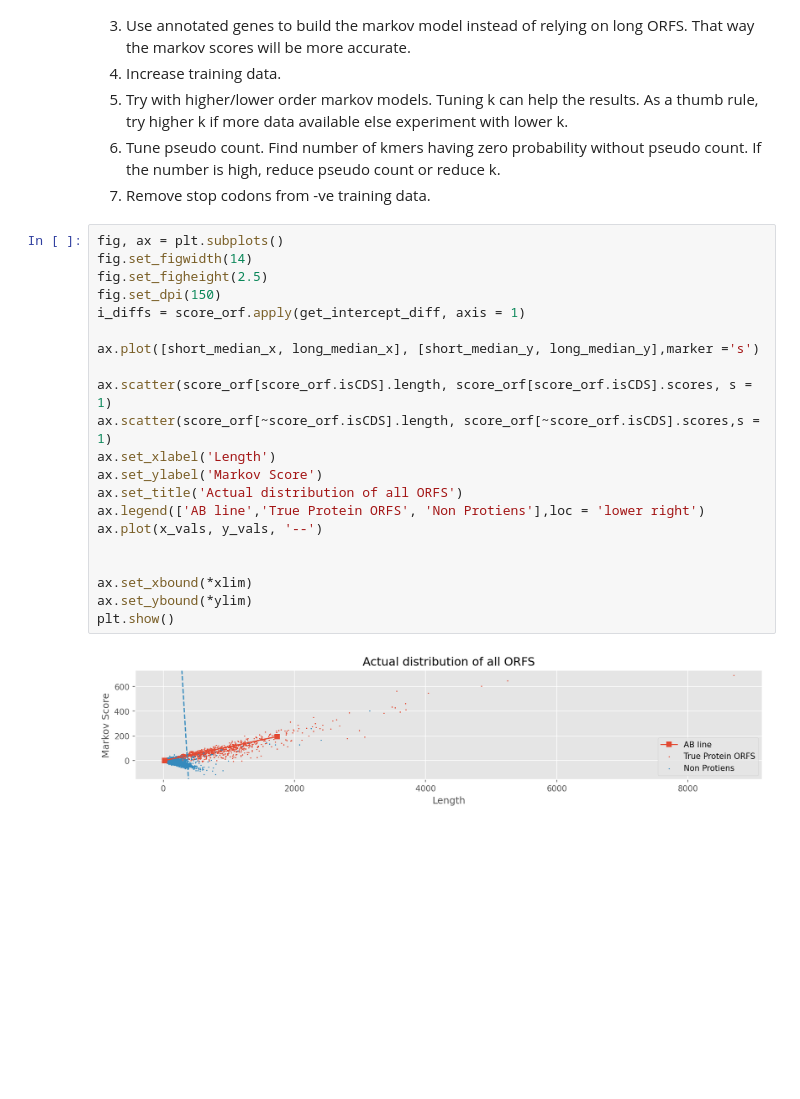
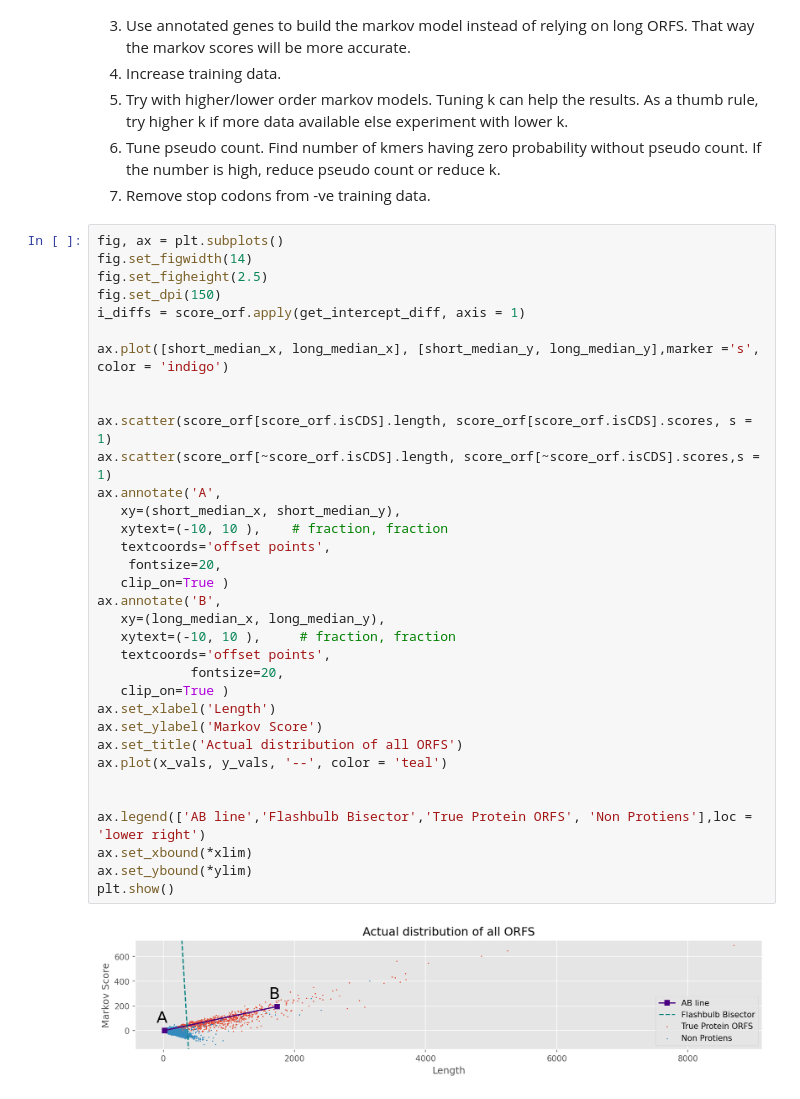
Before and after one commit to krishansubudhi/UW_CompBio, a Jupyter notebook: Assignment5/notebooks/plot.ipynb, the cells around one changed output. Drawn from its saved outputs; the diff is of its cells as text; blank space fills up the shorter version.

```diff
--- a/Assignment5/notebooks/plot.ipynb
+++ b/Assignment5/notebooks/plot.ipynb
@@ -332,23 +344,36 @@ The actual true CDS vs false CSD distribution is shown in the following graph. T
 # %%
 fig, ax = plt.subplots()
 fig.set_figwidth(14)
 fig.set_figheight(2.5)
 fig.set_dpi(150)
 i_diffs = score_orf.apply(get_intercept_diff, axis = 1)
 
-ax.plot([short_median_x, long_median_x], [short_median_y, long_median_y],marker ='s')
+ax.plot([short_median_x, long_median_x], [short_median_y, long_median_y],marker ='s', color = 'indigo')
+
 
 ax.scatter(score_orf[score_orf.isCDS].length, score_orf[score_orf.isCDS].scores, s = 1)
 ax.scatter(score_orf[~score_orf.isCDS].length, score_orf[~score_orf.isCDS].scores,s = 1)
+ax.annotate('A',
+   xy=(short_median_x, short_median_y),
+   xytext=(-10, 10 ),    # fraction, fraction
+   textcoords='offset points',
+    fontsize=20,
+   clip_on=True )
+ax.annotate('B',
+   xy=(long_median_x, long_median_y),
+   xytext=(-10, 10 ),     # fraction, fraction
+   textcoords='offset points',
+            fontsize=20,
+   clip_on=True )
 ax.set_xlabel('Length')
 ax.set_ylabel('Markov Score')
 ax.set_title('Actual distribution of all ORFS')
-ax.legend(['AB line','True Protein ORFS', 'Non Protiens'],loc = 'lower right')
-ax.plot(x_vals, y_vals, '--')
+ax.plot(x_vals, y_vals, '--', color = 'teal')
 
 
+ax.legend(['AB line','Flashbulb Bisector','True Protein ORFS', 'Non Protiens'],loc = 'lower right')
 ax.set_xbound(*xlim)
 ax.set_ybound(*ylim)
 plt.show()
 # %% [output]
-[figure, old version]
+[figure, new version]
```
Also changed, not shown: parts of 2 cells of this notebook, 9 other files.
